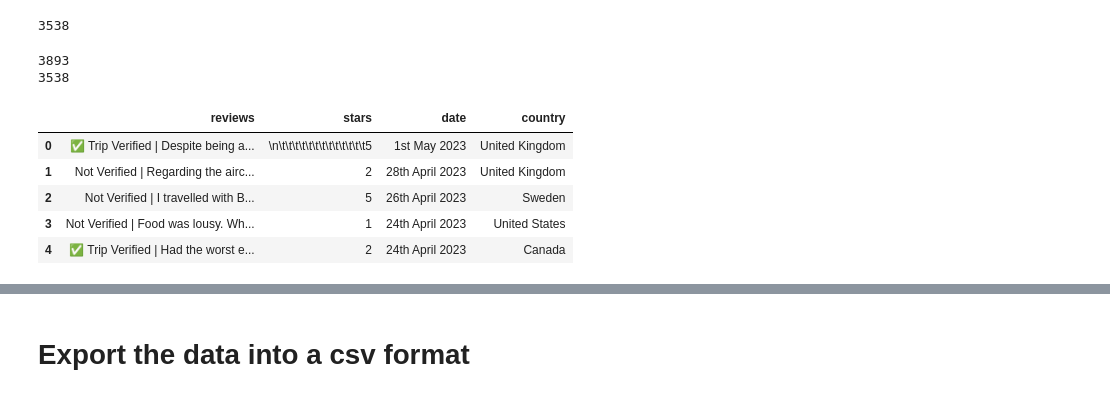
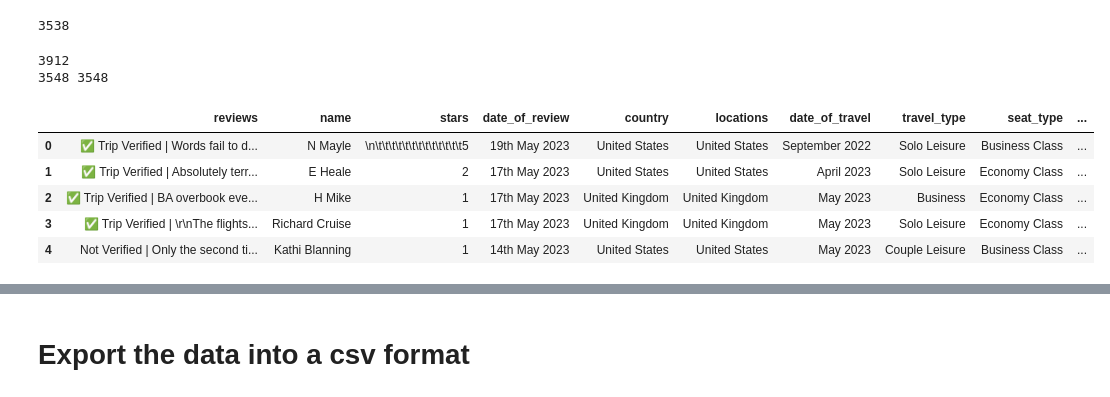
Before and after one commit to monika-sahay/forage_BA_DS_VI_Project, a Jupyter notebook: Data_collection/data-collection.ipynb, the cells around one changed output, grey strips where cells are left out. Cells and saved outputs as stored; diff of their text form; code cells hidden in the pictures.

Commit message:
added more columns in the data frame

```diff
--- a/data-collection.ipynb
+++ b/Data_collection/data-collection.ipynb
@@ -5,13 +5,30 @@ from bs4 import BeautifulSoup
 import requests
 # %%
 # initailzing a list to collect all reviews
+name = []
+# initailzing a list to collect all reviews
 reviews = []
+
+# initailzing a list of travellers type all reviews
+travellers_type = []
+
+# initailzing a list of seat type all reviews
+seat_type = []
+
+# initailzing a list of route all reviews
+route = []
+
+# initailzing a list of rcountry all reviews
+locations = []
 
 # initailzing a list to collect star ratings
 stars = []
 
-# initialzing a list to collect date
-date = []
+# initialzing a list to collect date of review
+date_of_review = []
+
+# initialzing a list to collect date of travel
+date_of_travel = []
 
 # initialzing a list to collect country information where is user is from
 country = []
@@ -91,22 +156,34 @@ len(country)
 #check the length
 print(len(stars))
 stars = stars[:len(reviews)]
-print(len(stars))
+country = country[:len(reviews)]
+print(len(stars),len(country))
 # %% [output]
-3893
-3538
+3912
+3548 3548
 # %%
 #create  a dataframe from these collected lists of data
+data = {"reviews":reviews,
+        'name':name,
+        "stars": stars,
+        "date_of_review":date_of_review,
+        "country": country,
+        'locations':locations,
+        'date_of_travel':date_of_travel,
+        'travel_type':travellers_type,
+        'seat_type':seat_type,
+        'route ':route
 
-df = pd.DataFrame({"reviews":reviews,"stars": stars, "date":date, "country": country})
+        }
+df = pd.DataFrame(data)
 df.head()
 # %% [output]
-|  | reviews | stars | date | country |
-| 0 | ✅ Trip Verified | Despite being a... | \n\t\t\t\t\t\t\t\t\t\t\t\t\t5 | 1st May 2023 | United Kingdom |
-| 1 | Not Verified | Regarding the airc... | 2 | 28th April 2023 | United Kingdom |
-| 2 | Not Verified | I travelled with B... | 5 | 26th April 2023 | Sweden |
-| 3 | Not Verified | Food was lousy. Wh... | 1 | 24th April 2023 | United States |
-| 4 | ✅ Trip Verified | Had the worst e... | 2 | 24th April 2023 | Canada |
+|  | reviews | name | stars | date_of_review | country | locations | date_of_travel | travel_type | seat_type | ... |
+| 0 | ✅ Trip Verified | Words fail to d... | N Mayle | \n\t\t\t\t\t\t\t\t\t\t\t\t\t5 | 19th May 2023 | United States | United States | September 2022 | Solo Leisure | Business Class | ... |
+| 1 | ✅ Trip Verified | Absolutely terr... | E Heale | 2 | 17th May 2023 | United States | United States | April 2023 | Solo Leisure | Economy Class | ... |
+| 2 | ✅ Trip Verified | BA overbook eve... | H Mike | 1 | 17th May 2023 | United Kingdom | United Kingdom | May 2023 | Business | Economy Class | ... |
+| 3 | ✅ Trip Verified | \r\nThe flights... | Richard Cruise | 1 | 17th May 2023 | United Kingdom | United Kingdom | May 2023 | Solo Leisure | Economy Class | ... |
+| 4 | Not Verified | Only the second ti... | Kathi Blanning | 1 | 14th May 2023 | United States | United States | May 2023 | Couple Leisure | Business Class | ... |
 # %%
 df.shape
 # %% [output]
```
Also changed, not shown: parts of 4 cells of this notebook, 2 other files.
